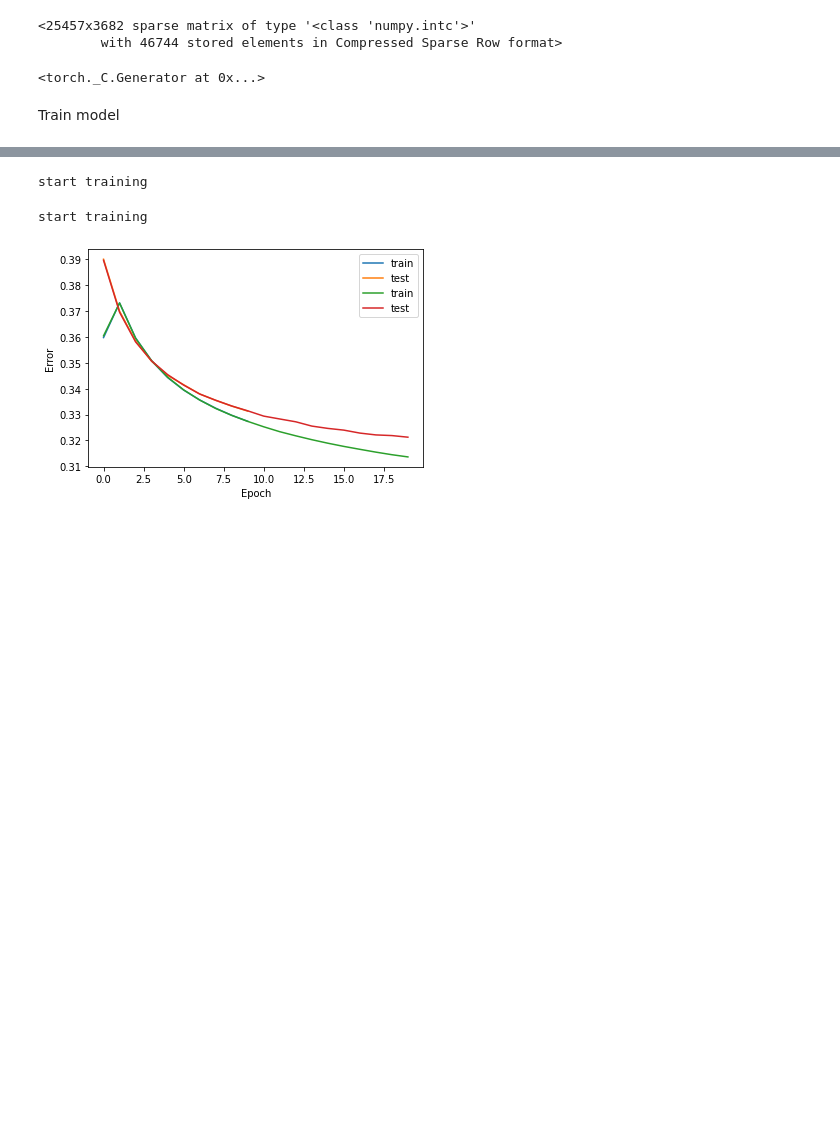
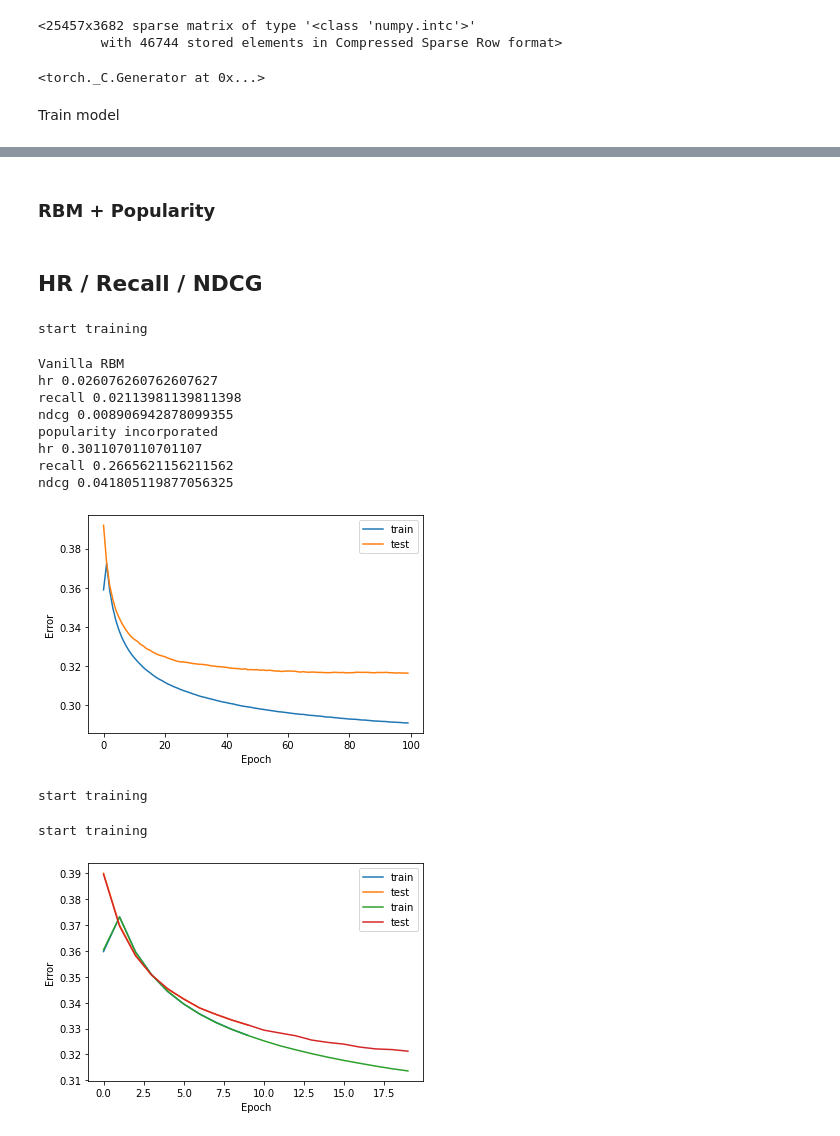
Before and after one commit to jdepreter/ai-project, a Jupyter notebook: rbm_notebook.ipynb, the cells around one changed output, grey strips where cells are left out. Cells and saved outputs as stored; diff of their text form; code cells hidden in the pictures; blank space fills up the shorter version.

```diff
--- a/rbm_notebook.ipynb
+++ b/rbm_notebook.ipynb
@@ -532,6 +539,8 @@ def compute_hr2(pops, k=10, batch_size=100):
             nDCG.append(dcg / idcg)
 
     return hitrates, recall, nDCG
+# %% [markdown]
+### RBM + Popularity
 # %%
 def compute_hr3(rbm, popularity_dict, k=10):
     s = 0  # a counter (float type)
@@ -540,6 +549,9 @@ def compute_hr3(rbm, popularity_dict, k=10):
     nDCG = []
     idcg = np.sum([1 / np.log2(i+2) for i in range(k)])
     pop = torch.FloatTensor(popularity_dict)
+    if torch.cuda.is_available():
+        pop = pop.cuda()
+
     # for loop - go through every single user
     for id_user in range(0, user_reviews_df_exploded['user_id_int'].max() + 1): # - batch_size, batch_size):
         v = train_matrix[id_user]  # training set inputs are used to activate neurons of my RBM
@@ -564,7 +576,7 @@ def compute_hr3(rbm, popularity_dict, k=10):
             # all recommendations
             # multiply recommendations by the games popularity
             # print(recommended)
-            recommended = torch.mul(recommended,pop)
+            recommended = torch.mul(recommended, pop)
             # print(recommended)
             _, indices =  torch.topk(recommended[v < 0], k)
             # recommendations = torch.tensor(indices, device='cpu').tolist()
@@ -590,6 +602,35 @@ def compute_hr3(rbm, popularity_dict, k=10):
             nDCG.append(dcg / idcg)
 
     return hitrates, recall, nDCG
+# %% [markdown]
+## HR / Recall / NDCG
+# %%
+def evaluate_rbm(rbm):
+    print("Vanilla RBM")
+    hr, r, ndcg = compute_hr(train_matrix, test_matrix, rbm)
+    print("hr", np.average(hr))
+    print("recall", np.average(r))
+    print("ndcg", np.average(ndcg))
+
+    print("popularity incorporated")
+    hr, r, ndcg = compute_hr3(rbm, value_list)
+    print("hr", np.average(hr))
+    print("recall", np.average(r))
+    print("ndcg", np.average(ndcg))
+# %%
+rbm100 = create_rbm(train_matrix, test_matrix, 1024, 10240, 100)
+evaluate_rbm(rbm100)
+# %% [output]
+start training
+Vanilla RBM
+hr 0.026076260762607627
+recall 0.02113981139811398
+ndcg 0.008906942878099355
+popularity incorporated
+hr 0.3011070110701107
+recall 0.2665621156211562
+ndcg 0.041805119877056325
+[figure, added]
 # %%
 rbm10 = create_rbm(train_matrix, test_matrix, 1024, 10240, 10)
 rbm20 = create_rbm(train_matrix, test_matrix, 1024, 10240, 20)
```
Also changed, not shown: parts of 6 cells of this notebook.
